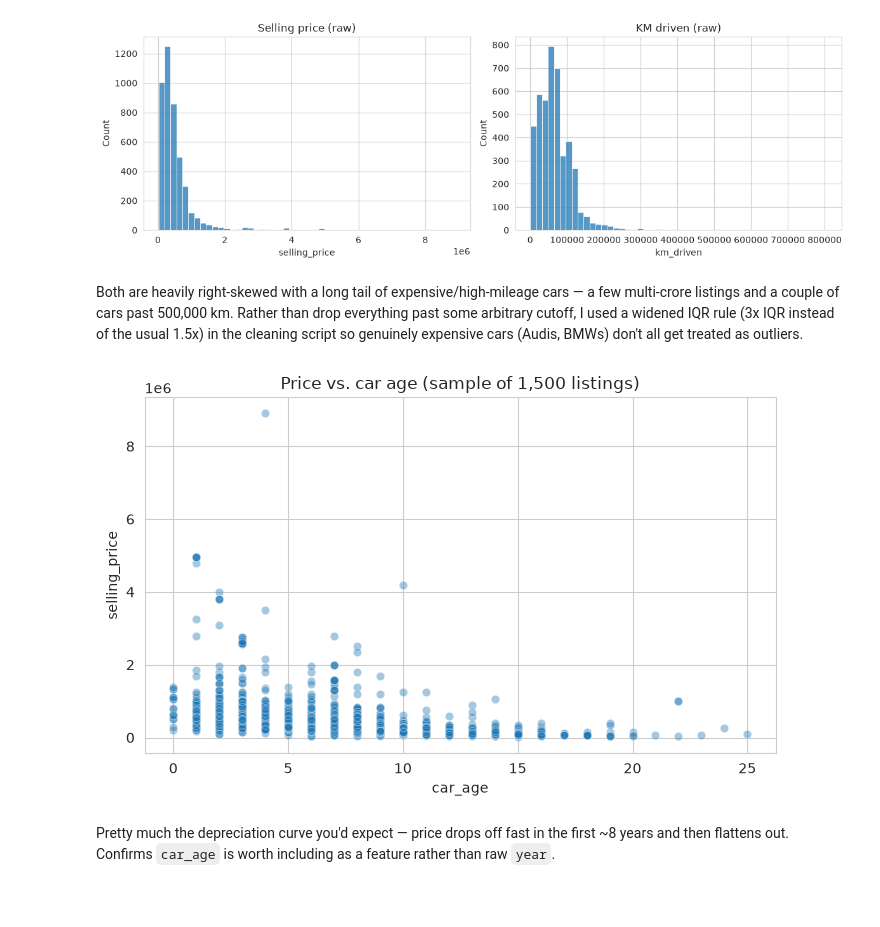
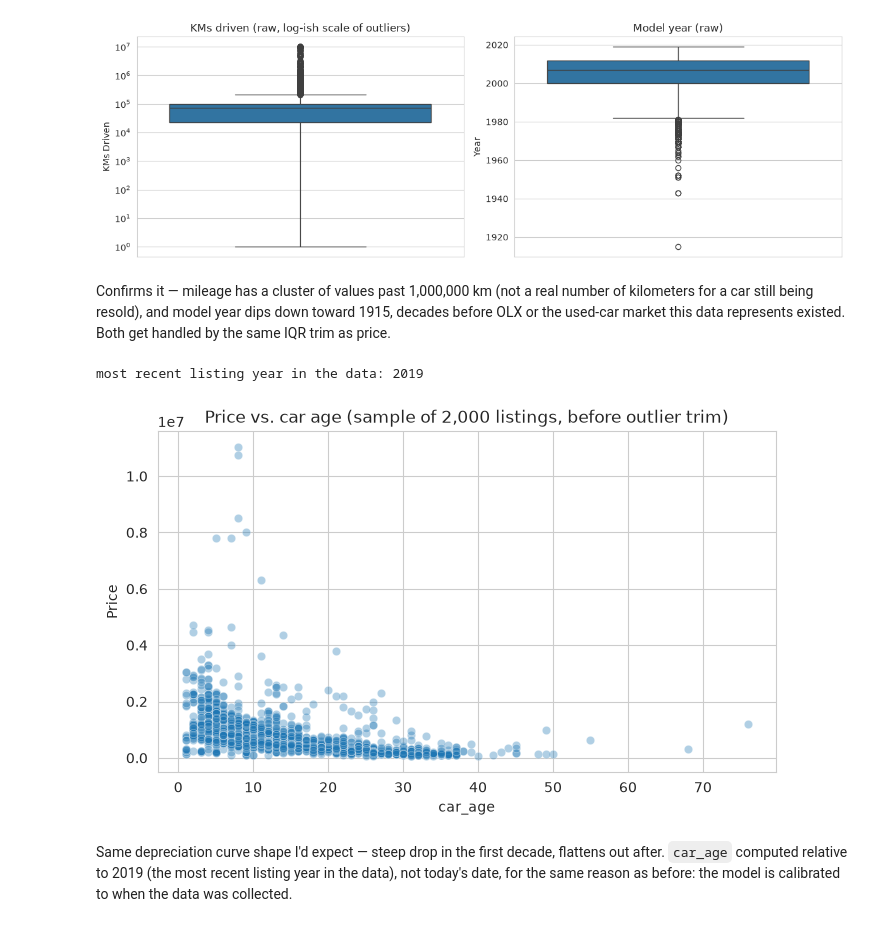
Before and after one commit to anayaafarhan/ml4, a Jupyter notebook: notebooks/exploration.ipynb, the cells around one changed output. Saved outputs shown, nothing was run; the diff lists cells and outputs as text; code cells hidden in the pictures; blank space fills up the shorter version.

```diff
--- a/notebooks/exploration.ipynb
+++ b/notebooks/exploration.ipynb
@@ -18,6 +17,8 @@ import seaborn as sns
 sns.set_style("whitegrid")
 pd.set_option("display.max_columns", None)
 
-df = pd.read_csv("../data/cardekho_used_cars.csv")
+# latin-1, not utf-8 — a few city names (Sheikhūpura and similar) break
+# the default encoding.
+df = pd.read_csv("../data/olx_used_cars_pakistan.csv", encoding="latin1")
 df.shape
 # %% [output]
@@ -55,4 +54,0 @@ duplicate rows: 763
-# %%
-df["brand"] = df["name"].str.split().str[0]
-brand_counts = df["brand"].value_counts()
-brand_counts.head(30)
@@ -99,0 +82,9 @@ collected.
+# %%
+used = df[df["Condition"] == "Used"]
+fig, ax = plt.subplots(figsize=(7, 4.5))
+sns.histplot(used["Price"].dropna(), bins=60, ax=ax)
+ax.set_title("Selling price — used listings only (raw, before cleaning)")
+ax.set_xlabel("Price (PKR)")
+plt.tight_layout()
+plt.savefig("../reports/figures/raw_price_distribution.png", dpi=110)
+plt.show()
@@ -100,33 +113,39 @@ collected.
 # %%
 fig, axes = plt.subplots(1, 2, figsize=(12, 4))
-sns.histplot(df["selling_price"], bins=50, ax=axes[0])
-axes[0].set_title("Selling price (raw)")
-sns.histplot(df["km_driven"], bins=50, ax=axes[1])
-axes[1].set_title("KM driven (raw)")
+sns.boxplot(y=used["KMs Driven"].dropna(), ax=axes[0])
+axes[0].set_title("KMs driven (raw, log-ish scale of outliers)")
+axes[0].set_yscale("log")
+sns.boxplot(y=used["Year"].dropna(), ax=axes[1])
+axes[1].set_title("Model year (raw)")
 plt.tight_layout()
-plt.savefig("../reports/figures/raw_distributions.png", dpi=110)
+plt.savefig("../reports/figures/raw_outliers.png", dpi=110)
 plt.show()
 # %% [output]
-[figure, old version]
+[figure, new version]
-# %% [markdown]
-Both are heavily right-skewed with a long tail of expensive/high-mileage
-cars — a few multi-crore listings and a couple of cars past 500,000 km.
-Rather than drop everything past some arbitrary cutoff, I used a widened
-IQR rule (3x IQR instead of the usual 1.5x) in the cleaning script so
-genuinely expensive cars (Audis, BMWs) don't all get treated as
-outliers.
+# %% [markdown]
+Confirms it — mileage has a cluster of values past 1,000,000 km
+(not a real number of kilometers for a car still being resold), and
+model year dips down toward 1915, decades before OLX or the used-car
+market this data represents existed. Both get handled by the same IQR
+trim as price.
 # %%
-df["car_age"] = 2020 - df["year"]
+REFERENCE_YEAR = int(used["Year"].max())
+print("most recent listing year in the data:", REFERENCE_YEAR)
+cleaned_preview = used.copy()
+cleaned_preview["car_age"] = REFERENCE_YEAR - cleaned_preview["Year"]
+
 fig, ax = plt.subplots(figsize=(7, 4.5))
-sns.scatterplot(data=df.sample(1500, random_state=42), x="car_age",
-                 y="selling_price", alpha=0.4, ax=ax)
-ax.set_title("Price vs. car age (sample of 1,500 listings)")
+sample = cleaned_preview.dropna(subset=["car_age", "Price"]).sample(2000, random_state=42)
+sns.scatterplot(data=sample, x="car_age", y="Price", alpha=0.35, ax=ax)
+ax.set_title("Price vs. car age (sample of 2,000 listings, before outlier trim)")
 plt.tight_layout()
 plt.savefig("../reports/figures/price_vs_age.png", dpi=110)
 plt.show()
 # %% [output]
+most recent listing year in the data: 2019
-[figure, old version]
+[figure, new version]
-# %% [markdown]
-Pretty much the depreciation curve you'd expect — price drops off fast in
-the first ~8 years and then flattens out. Confirms `car_age` is worth
-including as a feature rather than raw `year`.
+# %% [markdown]
+Same depreciation curve shape I'd expect — steep drop in the first
+decade, flattens out after. `car_age` computed relative to 2019 (the most
+recent listing year in the data), not today's date, for the same reason
+as before: the model is calibrated to when the data was collected.
```
Also changed, not shown: parts of 30 cells of this notebook, 15 other files.
